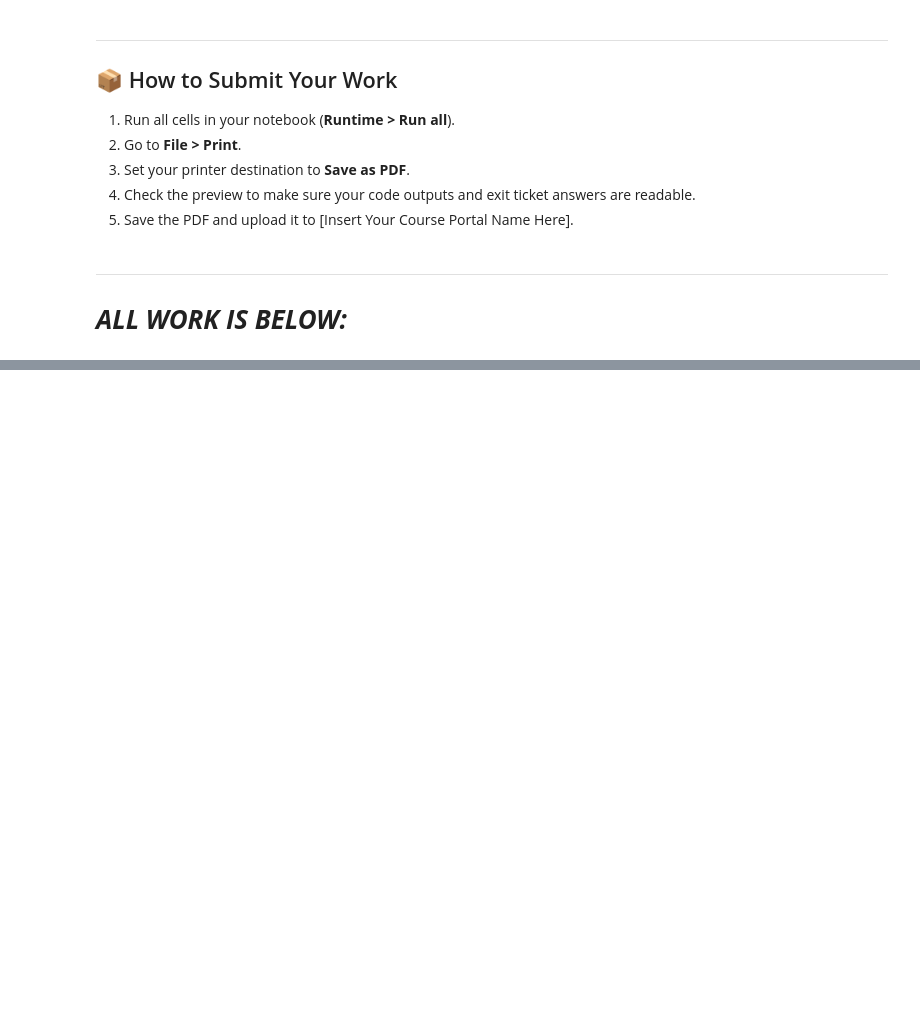
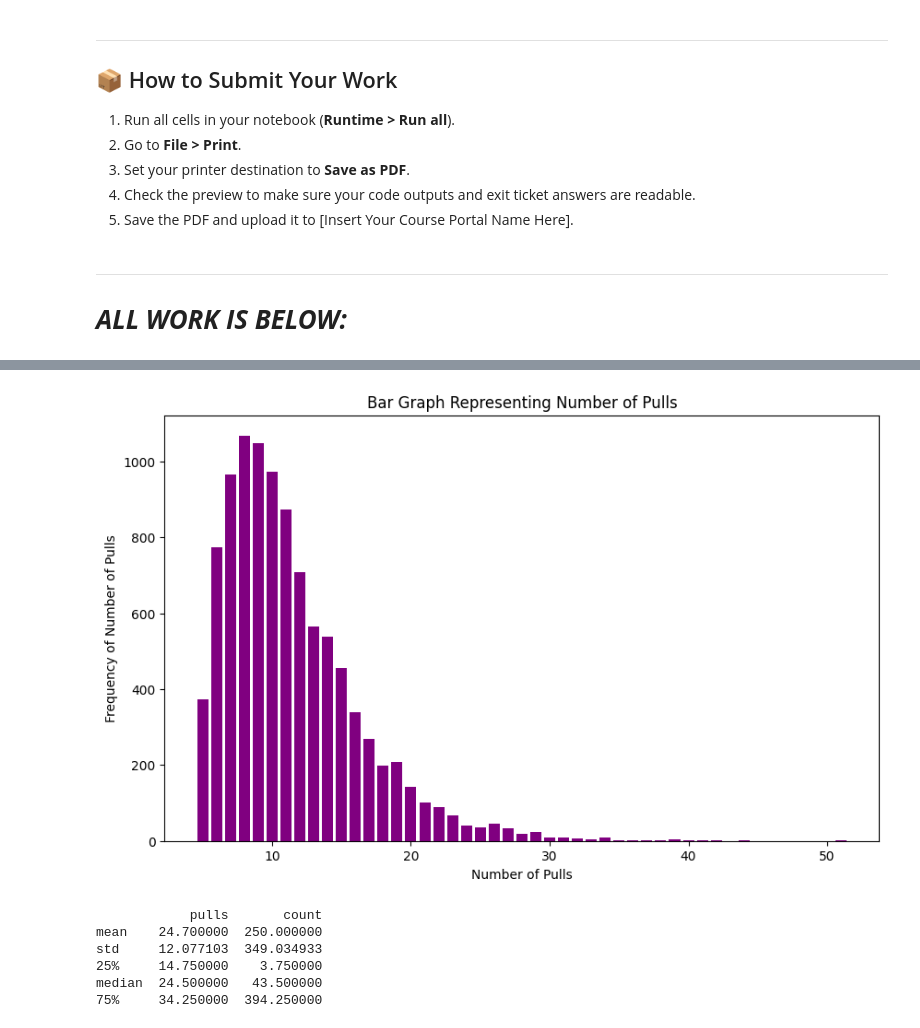
Before and after one commit to AD8787/AP-Stats-DS, a Jupyter notebook: RCDataframeVisualization.ipynb, the cells around one changed output, grey strips where cells are left out. Cells and saved outputs as stored; diff of their text form; code cells hidden in the pictures; blank space fills up the shorter version.

```diff
--- a/RCDataframeVisualization.ipynb
+++ b/RCDataframeVisualization.ipynb
@@ -121,0 +126,31 @@ NameError: name 'plt' is not defined
+# %%
+#Creating a bar graph using the .bar() function
+
+plt.figure(figsize = (10, 6))
+plt.bar(x_values, y_values, color = "purple")
+
+plt.xlabel("Number of Pulls")
+plt.ylabel("Frequency of Number of Pulls")
+plt.title("Bar Graph Representing Number of Pulls")
+
+plt.show()
+# %% [output]
+[figure, added]
+# %%
+#Metrics of Distrubution
+#SOURCES:
+'''
+https://pandas.pydata.org/docs/reference/api/pandas.DataFrame.rename.html$0
+https://pandas.pydata.org/docs/reference/api/pandas.DataFrame.drop.html$0
+https://pandas.pydata.org/docs/reference/api/pandas.DataFrame.describe.html$0
+'''
+
+metrics = frequency_df.describe().rename({"50%": "median"}).drop(["count", "min", "max"])
+print(metrics)
+# %% [output]
+            pulls       count
+mean    24.700000  250.000000
+std     12.077103  349.034933
+25%     14.750000    3.750000
+median  24.500000   43.500000
+75%     34.250000  394.250000
```
Also changed, not shown: parts of 5 cells of this notebook.
